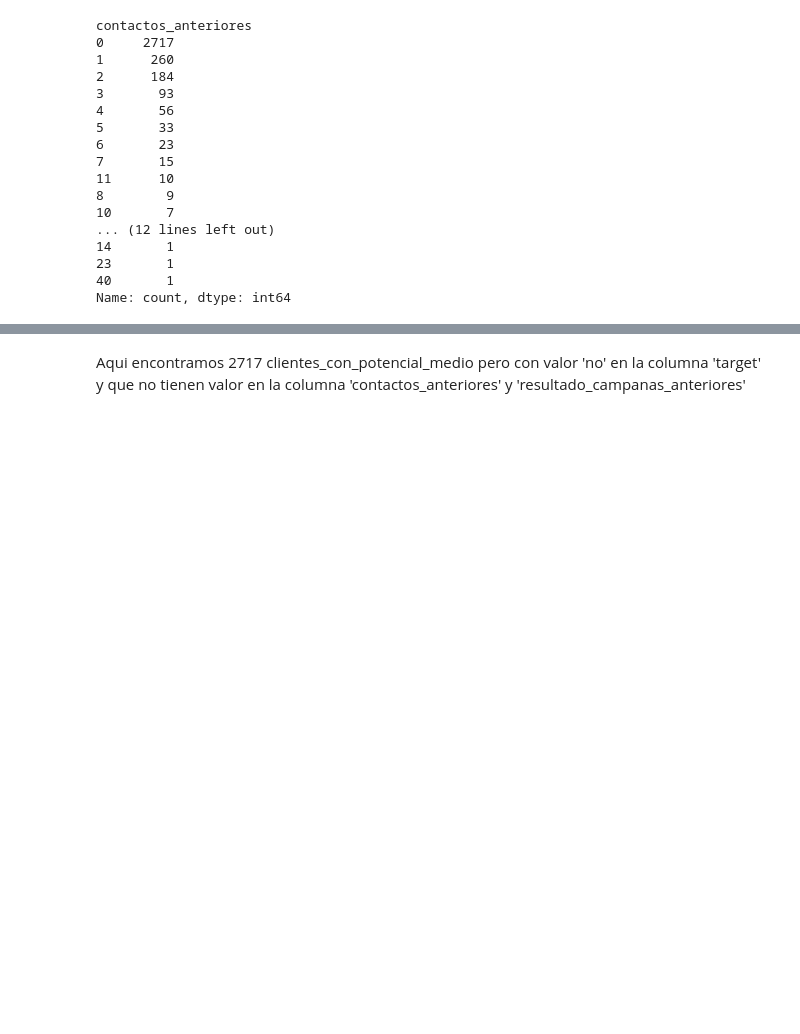
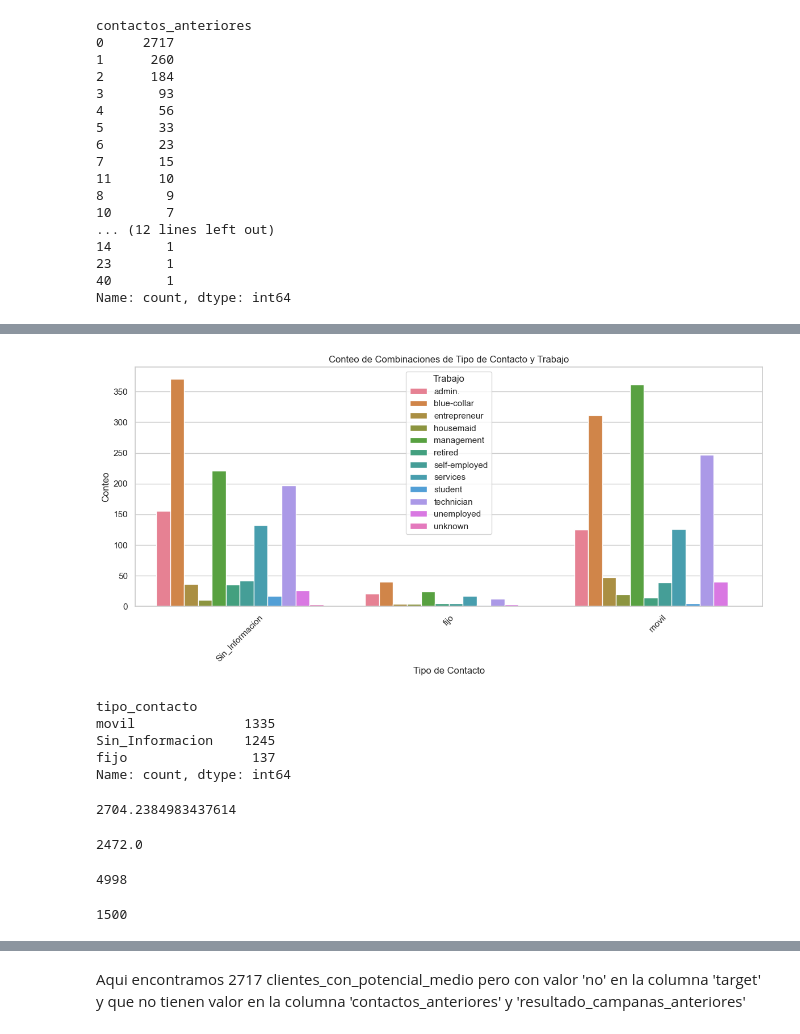
Before and after one commit to guillem-edo/AMACOR_Depositos, a Jupyter notebook: INFO/Busqueda_para_informe.ipynb, the cells around one changed output, grey strips where cells are left out. Drawn from its saved outputs; the diff is of its cells as text; code cells hidden in the pictures; blank space fills up the shorter version.

```diff
--- a/INFO/Busqueda_para_informe.ipynb
+++ b/INFO/Busqueda_para_informe.ipynb
@@ -835,3 +890,56 @@ Name: count, dtype: int64
+# %%
+import seaborn as sns
+import matplotlib.pyplot as plt
+
+# Definir el filtro para contactos anteriores igual a cero
+filtro_cero = clientes_con_potencial_medio_targetNO_viviendaSI_deudaNO['contactos_anteriores'] == 0
+
+# Filtrar el DataFrame
+clientes_filtrados = clientes_con_potencial_medio_targetNO_viviendaSI_deudaNO.loc[filtro_cero]
+
+# Contar las ocurrencias de combinaciones únicas de tipo de contacto y trabajo
+conteo_combinaciones = clientes_filtrados.groupby(['tipo_contacto', 'trabajo']).size().reset_index(name='conteo')
+
+# Graficar el resultado
+plt.figure(figsize=(12, 6))
+sns.barplot(x='tipo_contacto', y='conteo', hue='trabajo', data=conteo_combinaciones)
+plt.title('Conteo de Combinaciones de Tipo de Contacto y Trabajo')
+plt.xlabel('Tipo de Contacto')
+plt.ylabel('Conteo')
+plt.xticks(rotation=45)
+plt.legend(title='Trabajo')
+plt.tight_layout()
+plt.show()
+# %% [output]
+[figure, added]
+# %%
+filtro_cero = clientes_con_potencial_medio_targetNO_viviendaSI_deudaNO['contactos_anteriores'] == 0
+conteo_cero = clientes_con_potencial_medio_targetNO_viviendaSI_deudaNO.loc[filtro_cero, 'tipo_contacto'].value_counts()
+conteo_cero
+# %% [output]
+tipo_contacto
+movil              1335
+Sin_Informacion    1245
+fijo                137
+Name: count, dtype: int64
+# %%
+filtro_cero = clientes_con_potencial_medio_targetNO_viviendaSI_deudaNO['contactos_anteriores'] == 0
+saldo_filtrado = clientes_con_potencial_medio_targetNO_viviendaSI_deudaNO.loc[filtro_cero, 'saldo']
+saldo_filtrado.mean()
+# %% [output]
+2704.2384983437614
+# %%
+saldo_filtrado.median()
+# %% [output]
+2472.0
+# %%
+saldo_filtrado.max()
+# %% [output]
+4998
+# %%
+saldo_filtrado.min()
+# %% [output]
+1500
 # %%
 # vamos a graficar con matplotlib formato pie los resultados de la columna 'resultado_campanas_anteriores'
 
```
Also changed, not shown: parts of 24 cells of this notebook.
